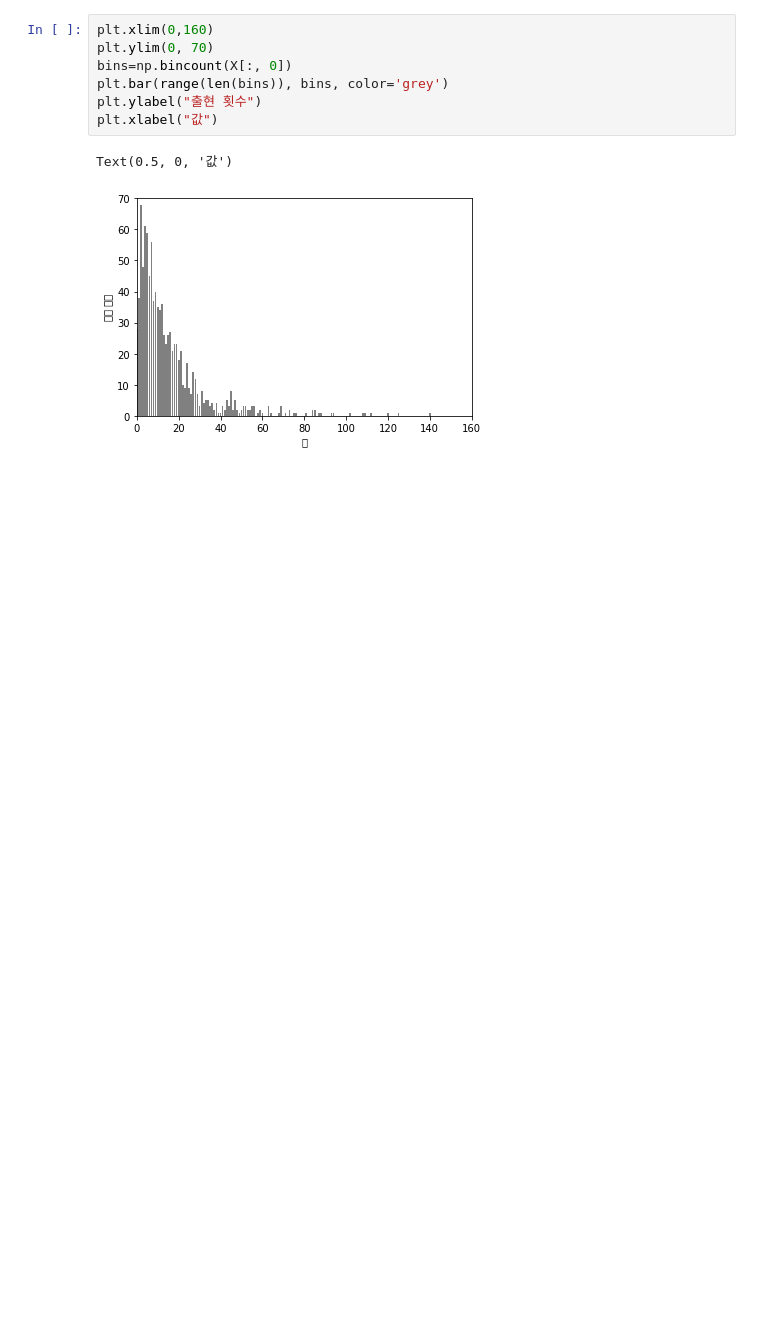
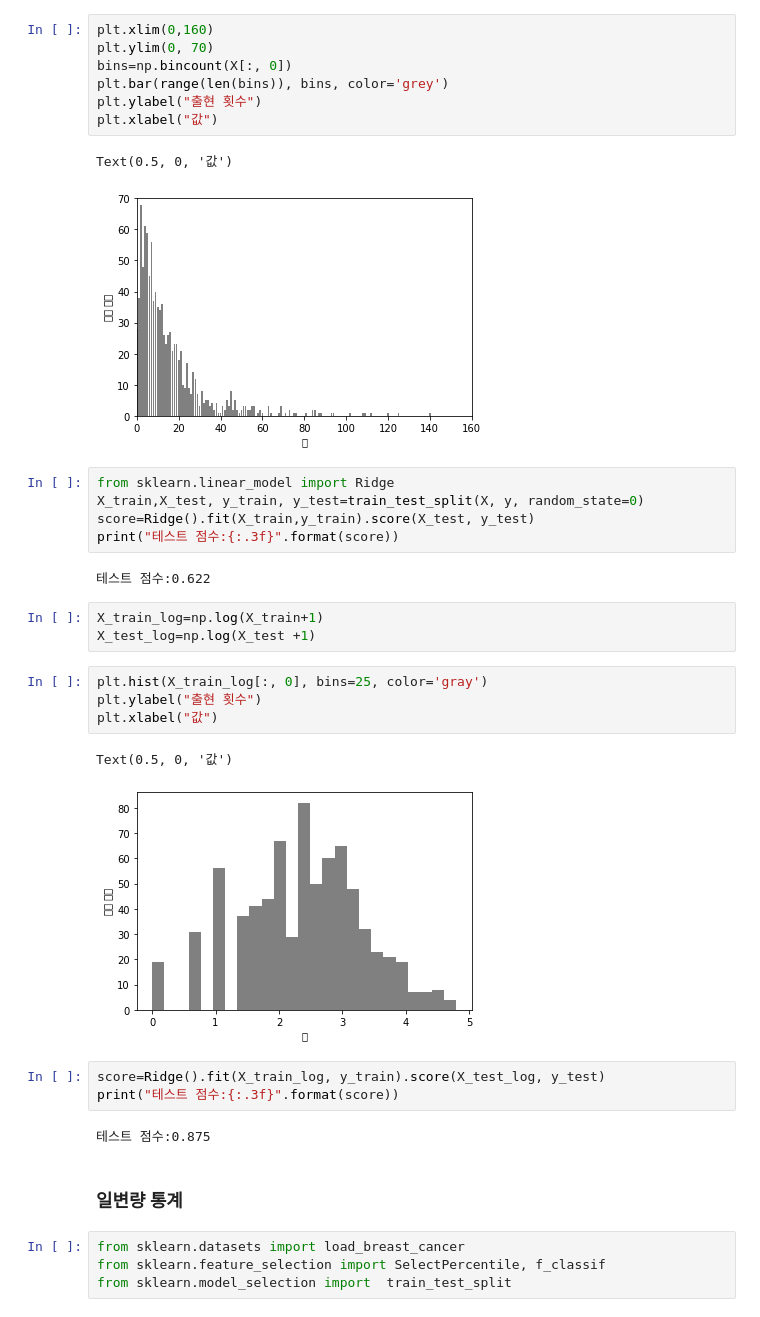
Before and after one commit to yeonseocho/Introduce-to-Machine-Learning-with-Python, a Jupyter notebook: 04. 데이터 표현과 특성 공학/4.3 make_column_transformer 로 간편하게 ColumnTransformer 만들기.ipynb, the cells around one changed output. Saved outputs shown, nothing was run; the diff lists cells and outputs as text; blank space fills up the shorter version.

```diff
--- a/04. 데이터 표현과 특성 공학/4.3 make_column_transformer 로 간편하게 ColumnTransformer 만들기.ipynb
+++ b/04. 데이터 표현과 특성 공학/4.3 make_column_transformer 로 간편하게 ColumnTransformer 만들기.ipynb
@@ -342,3 +342,31 @@ plt.xlabel("값")
 # %% [output]
 Text(0.5, 0, '값')
 [figure]
+# %%
+from sklearn.linear_model import Ridge
+X_train,X_test, y_train, y_test=train_test_split(X, y, random_state=0)
+score=Ridge().fit(X_train,y_train).score(X_test, y_test)
+print("테스트 점수:{:.3f}".format(score))
+# %% [output]
+테스트 점수:0.622
+# %%
+X_train_log=np.log(X_train+1)
+X_test_log=np.log(X_test +1)
+# %%
+plt.hist(X_train_log[:, 0], bins=25, color='gray')
+plt.ylabel("출현 횟수")
+plt.xlabel("값")
+# %% [output]
+Text(0.5, 0, '값')
+[figure, added]
+# %%
+score=Ridge().fit(X_train_log, y_train).score(X_test_log, y_test)
+print("테스트 점수:{:.3f}".format(score))
+# %% [output]
+테스트 점수:0.875
+# %% [markdown]
+### 일변량 통계
+# %%
+from sklearn.datasets import load_breast_cancer
+from sklearn.feature_selection import SelectPercentile, f_classif
+from sklearn.model_selection import  train_test_split
```
Also changed, not shown: parts of 24 cells of this notebook.
